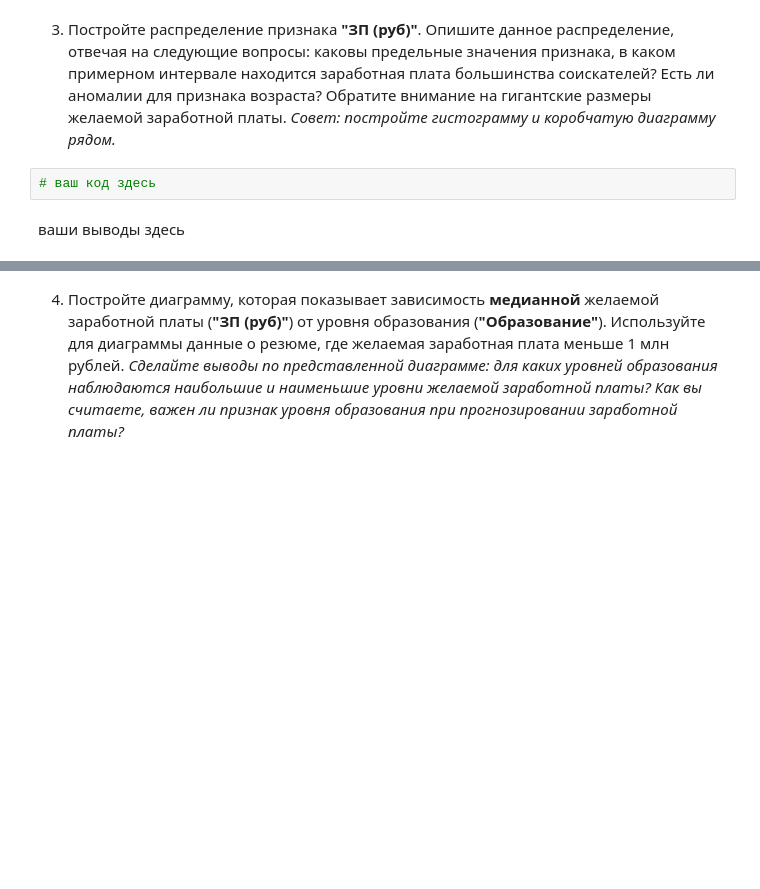
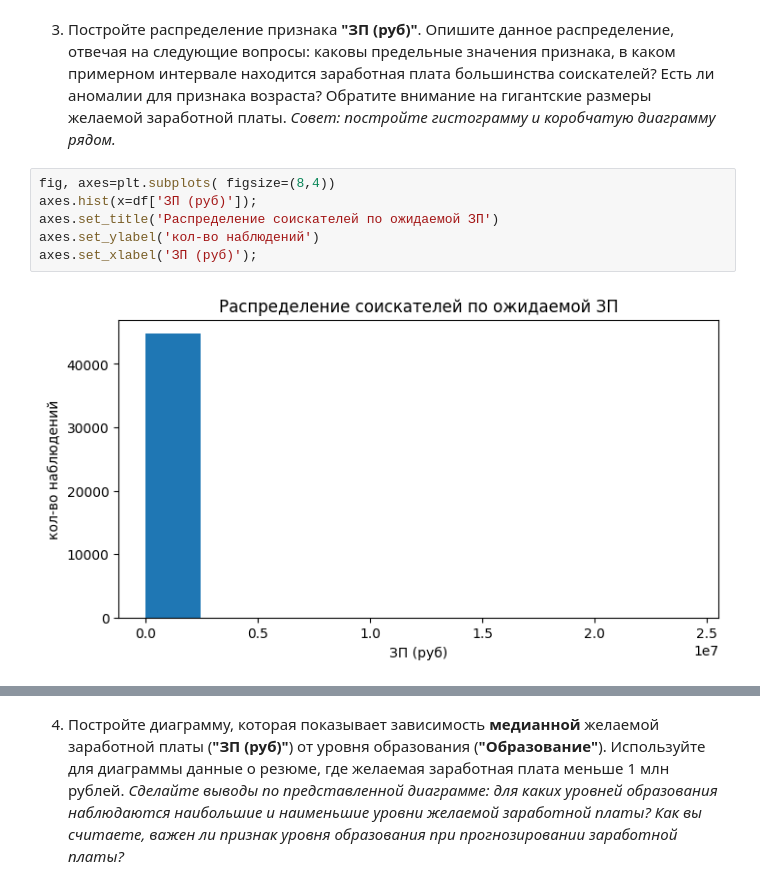
Before and after one commit to sanchopanso92/IDE, a Jupyter notebook: Project 1/Project-1. Ноутбук-шаблон.ipynb, the cells around one changed output, grey strips where cells are left out. Drawn from its saved outputs; the diff is of its cells as text; blank space fills up the shorter version.

```diff
--- a/Project 1/Project-1. Ноутбук-шаблон.ipynb
+++ b/Project 1/Project-1. Ноутбук-шаблон.ipynb
@@ -399,7 +487,11 @@ pylab.show()
 # %% [markdown]
 3. Постройте распределение признака **"ЗП (руб)"**. Опишите данное распределение, отвечая на следующие вопросы: каковы предельные значения признака, в каком примерном интервале находится заработная плата большинства соискателей? Есть ли аномалии для признака возраста? Обратите внимание на гигантские размеры желаемой заработной платы.
 *Совет: постройте гистограмму и коробчатую диаграмму рядом.*
-# %%
-# ваш код здесь
-# %% [markdown]
-ваши выводы здесь
+# %%
+fig, axes=plt.subplots( figsize=(8,4))
+axes.hist(x=df['ЗП (руб)']);
+axes.set_title('Распределение соискателей по ожидаемой ЗП')
+axes.set_ylabel('кол-во наблюдений')
+axes.set_xlabel('ЗП (руб)');
+# %% [output]
+[figure, added]
```
Also changed, not shown: parts of 50 cells of this notebook.
